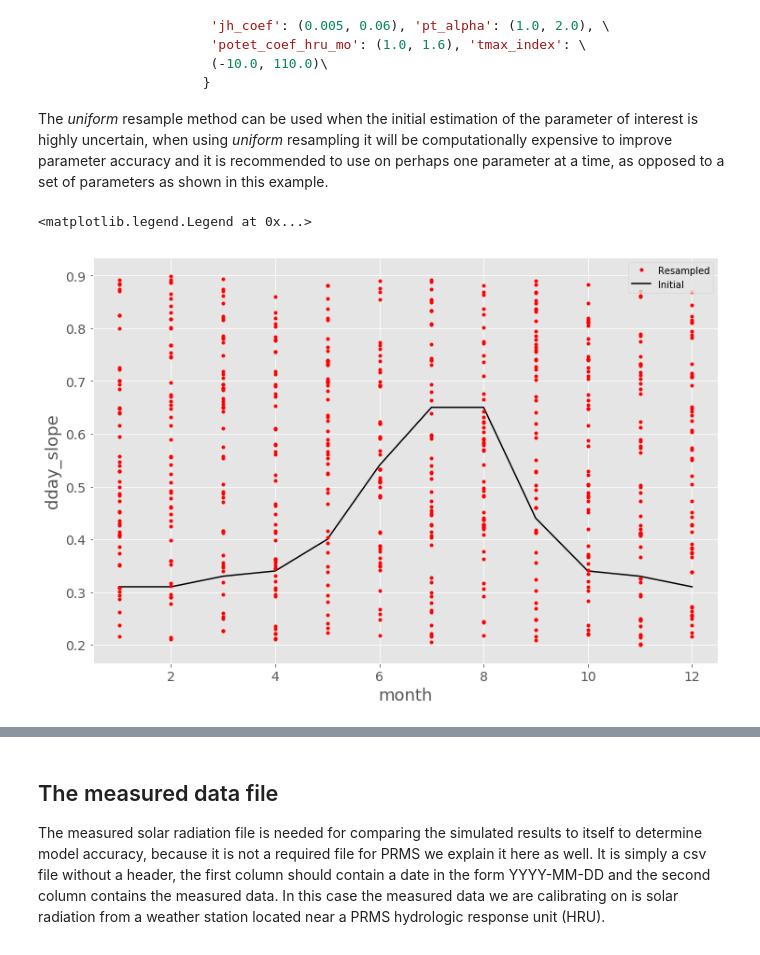
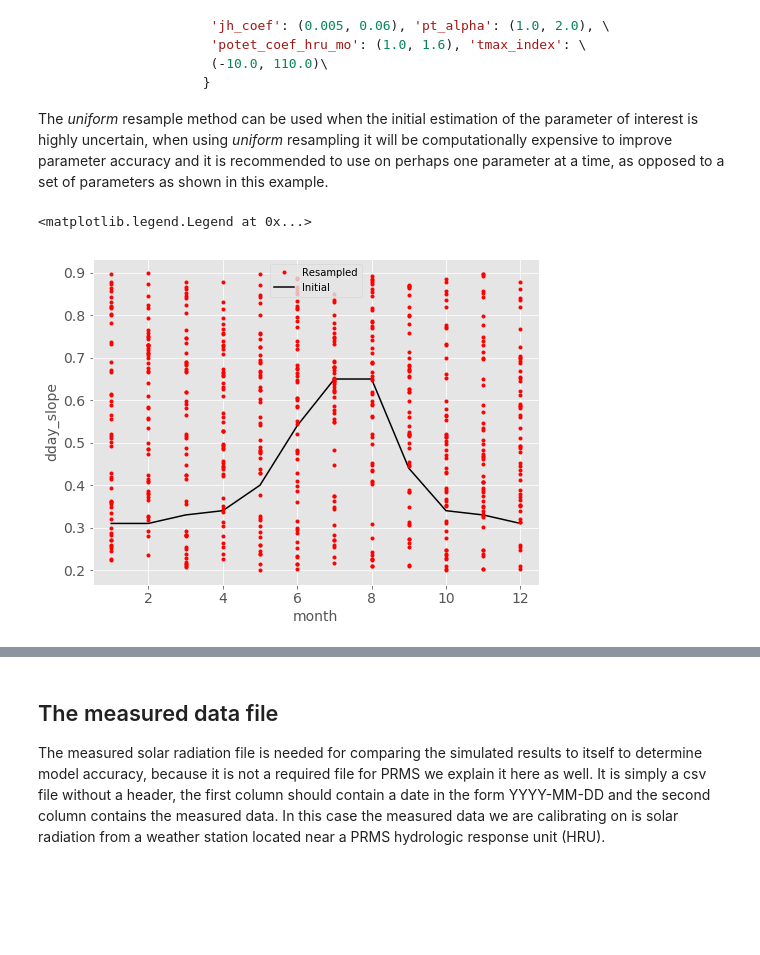
Before and after one commit to PRMS-Python/PRMS-Python, a Jupyter notebook: notebooks/monte_carlo_param_resampling.ipynb, the cells around one changed output, grey strips where cells are left out. Drawn from its saved outputs; the diff is of its cells as text; code cells hidden in the pictures; blank space fills up the shorter version.

```diff
--- a/notebooks/monte_carlo_param_resampling.ipynb
+++ b/notebooks/monte_carlo_param_resampling.ipynb
@@ -20,9 +20,11 @@ from prms_python import Data, Optimizer, Parameters, util
 from prms_python.optimizer import resample_param as resample
 import numpy as np
 import matplotlib.pyplot as plt
-import matplotlib
-matplotlib.style.use('ggplot')
+import matplotlib as mpl
+mpl.style.use('ggplot')
 %matplotlib inline
+%load_ext autoreload
+%autoreload 2
 # %% [markdown]
 ## Example of 50 pseudo-random parameter sets created using *uniform* resmapling of the `Optimizer.monte_carlo` method
 
@@ -42,22 +44,21 @@ The *uniform* resample method can be used when the initial estimation of the par
 # %%
 params = Parameters('../test/data/models/lbcd/parameters')
 
-plt.figure(figsize=(12,8))
+plt.figure(figsize=(8,6))
 for i in range(50):
     plt.plot(np.arange(1,13), resample(params, 'dday_slope'), 'r.')
     if i == 0:
         plt.plot(np.arange(1,13), resample(params, 'dday_slope'), 'r.', label='Resampled')
         plt.plot(np.arange(1,13), params['dday_slope'], 'k', label = 'Initial')
 plt.xlim(0.5,12.5)
-plt.xlabel('month', fontsize=18)
-plt.ylabel('dday_slope',fontsize=18)
+plt.xlabel('month', fontsize=14)
+plt.ylabel('dday_slope',fontsize=14)
 plt.yticks(fontsize=14)
 plt.xticks(fontsize=14)
 plt.legend()
-#plt.savefig('resample_dday_slope_uniform.png',dpi=350)
 # %% [output]
 <matplotlib.legend.Legend at 0x...>
-[figure, old version]
+[figure, new version]
 # %% [markdown]
 As you can see, the random *uniform* resampling of the parameter results in a uniform ditribution for each value regardless of the initial parameter values.
 
```
Also changed, not shown: parts of 14 cells of this notebook, 8 other files.
